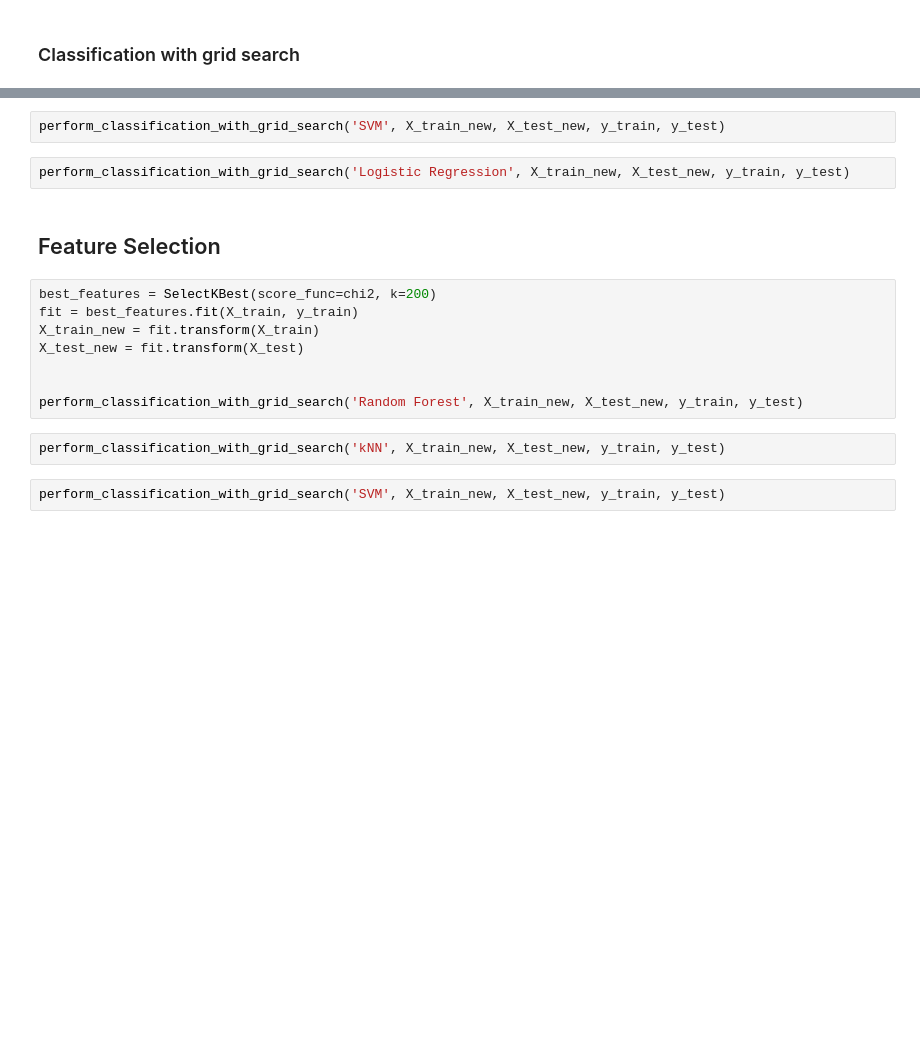
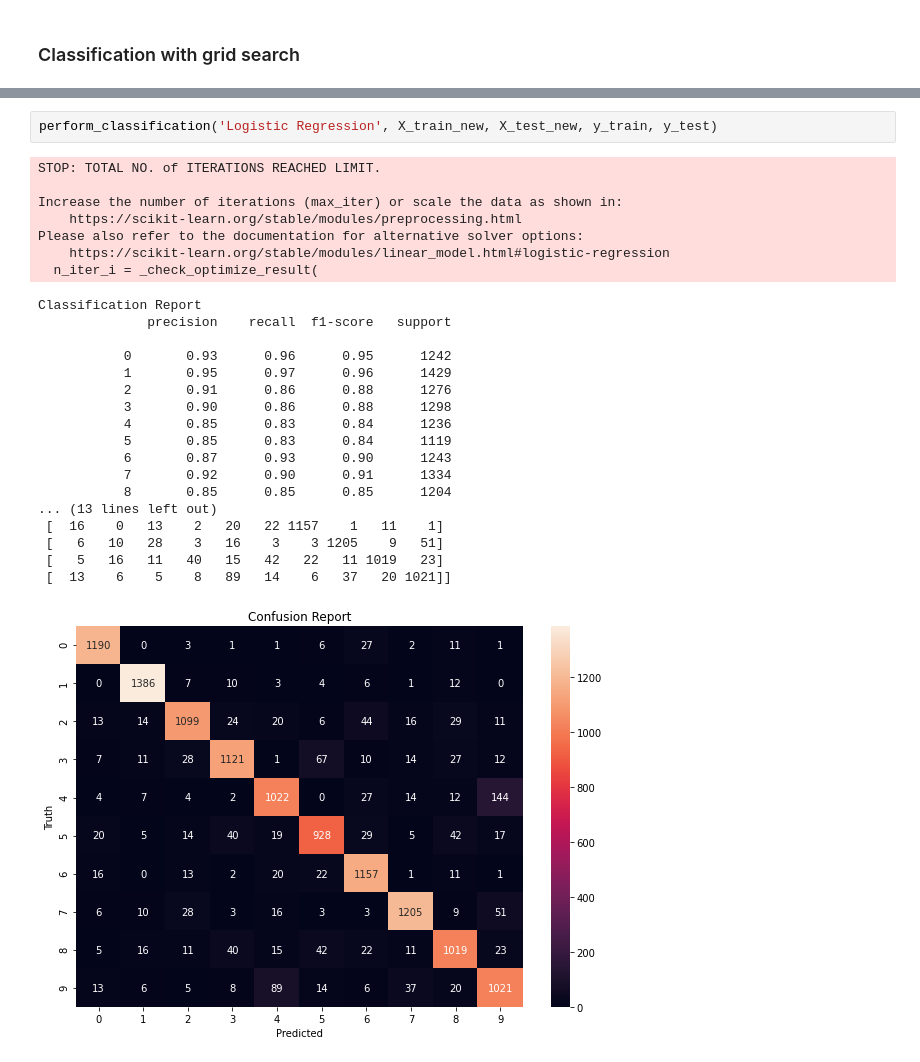
Before and after one commit to gbouzioto/machine_learning_master_2020, a Jupyter notebook: exercise_2/exercise_2.ipynb, the cells around one changed output, grey strips where cells are left out. Saved outputs shown, nothing was run; the diff lists cells and outputs as text; blank space fills up the shorter version.

```diff
--- a/exercise_2/exercise_2.ipynb
+++ b/exercise_2/exercise_2.ipynb
@@ -368,18 +432,28 @@ perform_classification_with_grid_search('kNN', X_train_new, X_test_new, y_train,
 # %%
-perform_classification_with_grid_search('SVM', X_train_new, X_test_new, y_train, y_test)
+perform_classification('Logistic Regression', X_train_new, X_test_new, y_train, y_test)
+# %% [output]
+STOP: TOTAL NO. of ITERATIONS REACHED LIMIT.
+
+Increase the number of iterations (max_iter) or scale the data as shown in:
+    https://scikit-learn.org/stable/modules/preprocessing.html
+Please also refer to the documentation for alternative solver options:
+    https://scikit-learn.org/stable/modules/linear_model.html#logistic-regression
+  n_iter_i = _check_optimize_result(
+Classification Report
+              precision    recall  f1-score   support
+
+           0       0.93      0.96      0.95      1242
+           1       0.95      0.97      0.96      1429
+           2       0.91      0.86      0.88      1276
+           3       0.90      0.86      0.88      1298
+           4       0.85      0.83      0.84      1236
+           5       0.85      0.83      0.84      1119
+           6       0.87      0.93      0.90      1243
+           7       0.92      0.90      0.91      1334
+           8       0.85      0.85      0.85      1204
+... (13 lines left out)
+ [  16    0   13    2   20   22 1157    1   11    1]
+ [   6   10   28    3   16    3    3 1205    9   51]
+ [   5   16   11   40   15   42   22   11 1019   23]
+ [  13    6    5    8   89   14    6   37   20 1021]]
+[figure, added]
-# %%
-perform_classification_with_grid_search('Logistic Regression', X_train_new, X_test_new, y_train, y_test)
-# %% [markdown]
-## Feature Selection
-# %%
-best_features = SelectKBest(score_func=chi2, k=200)
-fit = best_features.fit(X_train, y_train)
-X_train_new = fit.transform(X_train)
-X_test_new = fit.transform(X_test)
-
-
-perform_classification_with_grid_search('Random Forest', X_train_new, X_test_new, y_train, y_test)
-# %%
-perform_classification_with_grid_search('kNN', X_train_new, X_test_new, y_train, y_test)
-# %%
-perform_classification_with_grid_search('SVM', X_train_new, X_test_new, y_train, y_test)
```
Also changed, not shown: parts of 9 cells of this notebook.
